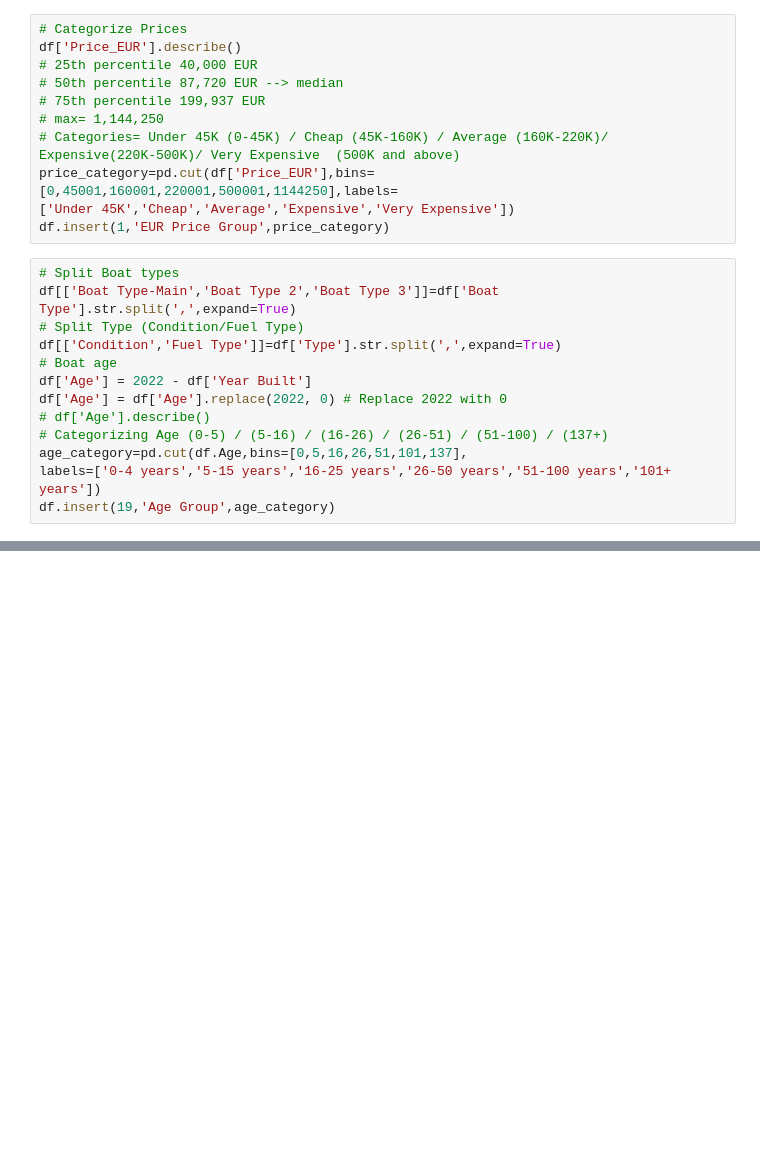
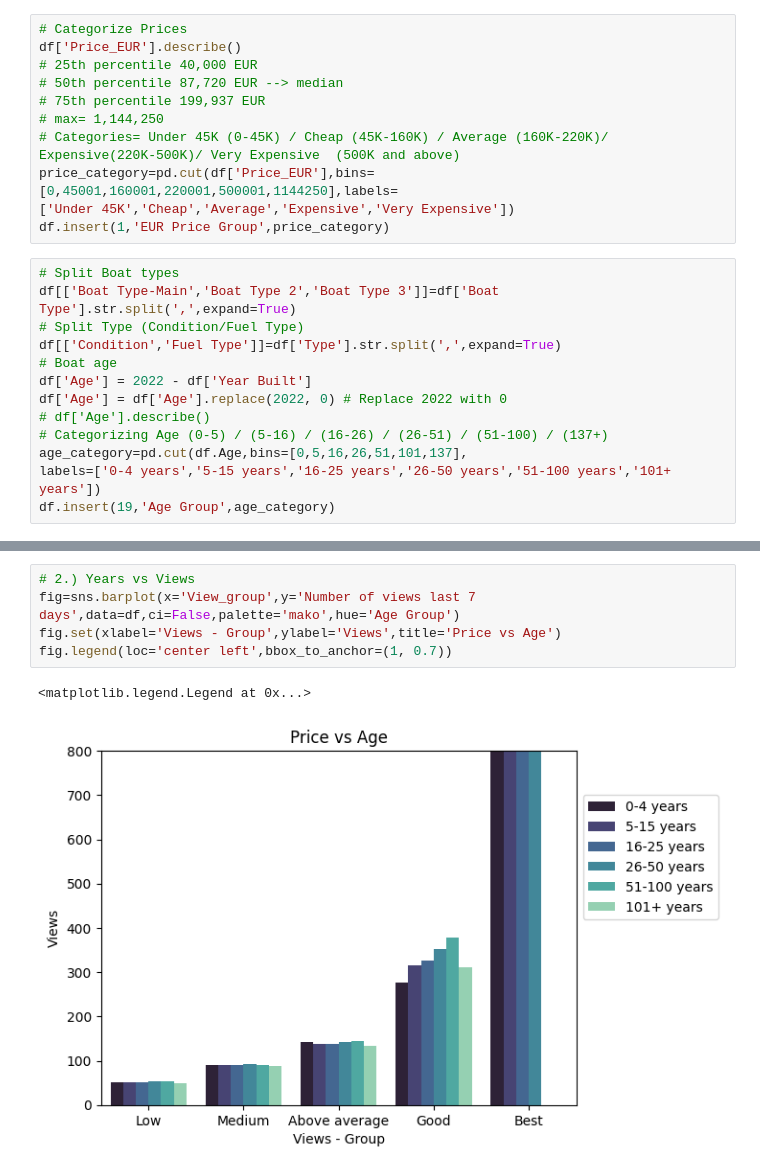
Before and after one commit to Estorko/Data-Analysis-Certification-Case-study-, a Jupyter notebook: DataCampCerf/DataCampCertf.ipynb, the cells around one changed output, grey strips where cells are left out. Cells and saved outputs as stored; diff of their text form; blank space fills up the shorter version.

```diff
--- a/DataCampCerf/DataCampCertf.ipynb
+++ b/DataCampCerf/DataCampCertf.ipynb
@@ -107,0 +103,8 @@ memory usage: 77.4+ KB
+# %%
+# 2.) Years vs Views
+fig=sns.barplot(x='View_group',y='Number of views last 7 days',data=df,ci=False,palette='mako',hue='Age Group')
+fig.set(xlabel='Views - Group',ylabel='Views',title='Price vs Age')
+fig.legend(loc='center left',bbox_to_anchor=(1, 0.7))
+# %% [output]
+<matplotlib.legend.Legend at 0x...>
+[figure, added]
```
Also changed, not shown: parts of 7 cells of this notebook.
